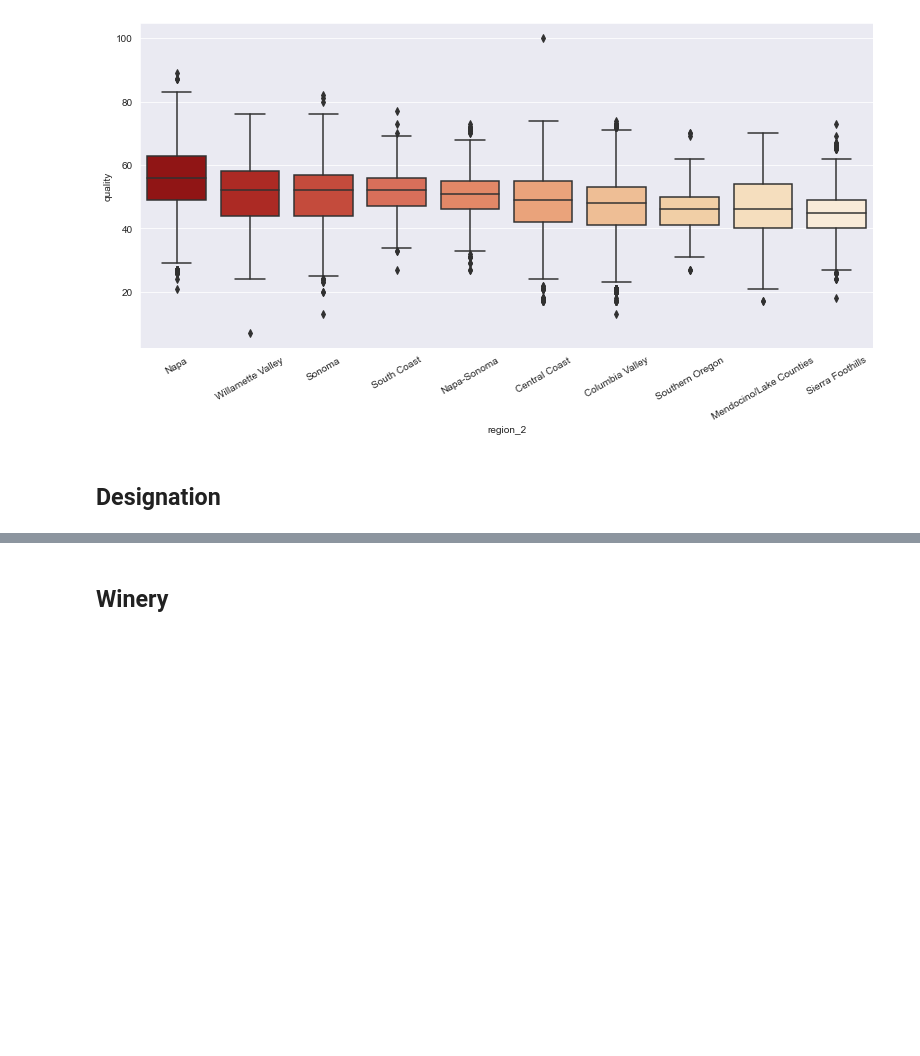
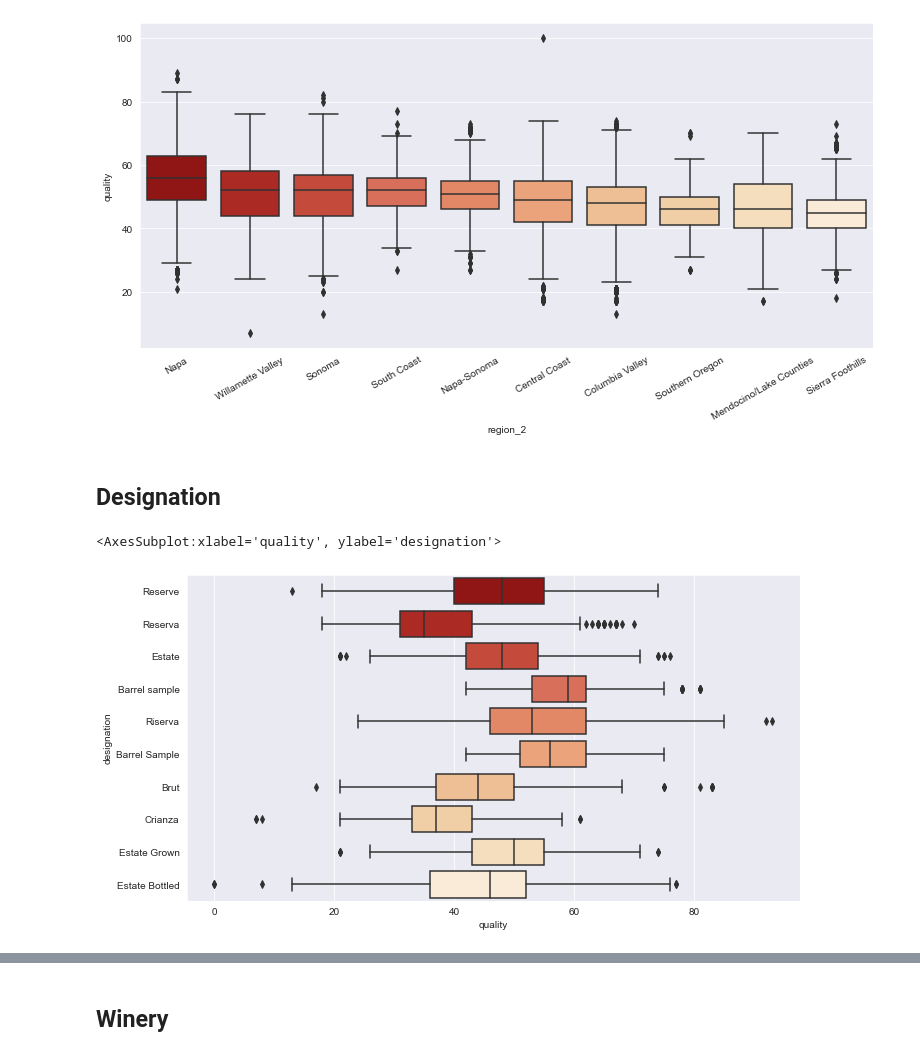
Before and after one commit to francescodisalvo05/wine-quality-prediction, a Jupyter notebook: EDA.ipynb, the cells around one changed output, grey strips where cells are left out. Drawn from its saved outputs; the diff is of its cells as text; code cells hidden in the pictures; blank space fills up the shorter version.

```diff
--- a/EDA.ipynb
+++ b/EDA.ipynb
@@ -187,4 +221,14 @@ plt.tight_layout()
 [figure]
 # %% [markdown]
 ## Designation
+# %%
+fig, ax = plt.subplots(figsize=(11, 6))
+
+top_frequents = X_dev["designation"].value_counts()[:10].index
+top_frequents_df = X_dev[X_dev['designation'].isin(top_frequents)]
+
+sns.boxplot(ax=ax, data=top_frequents_df, x='quality', y='designation', order=top_frequents,palette="OrRd_r")
+# %% [output]
+<AxesSubplot:xlabel='quality', ylabel='designation'>
+[figure, added]
 # %%
```
Also changed, not shown: parts of 6 cells of this notebook, 1 other file.
